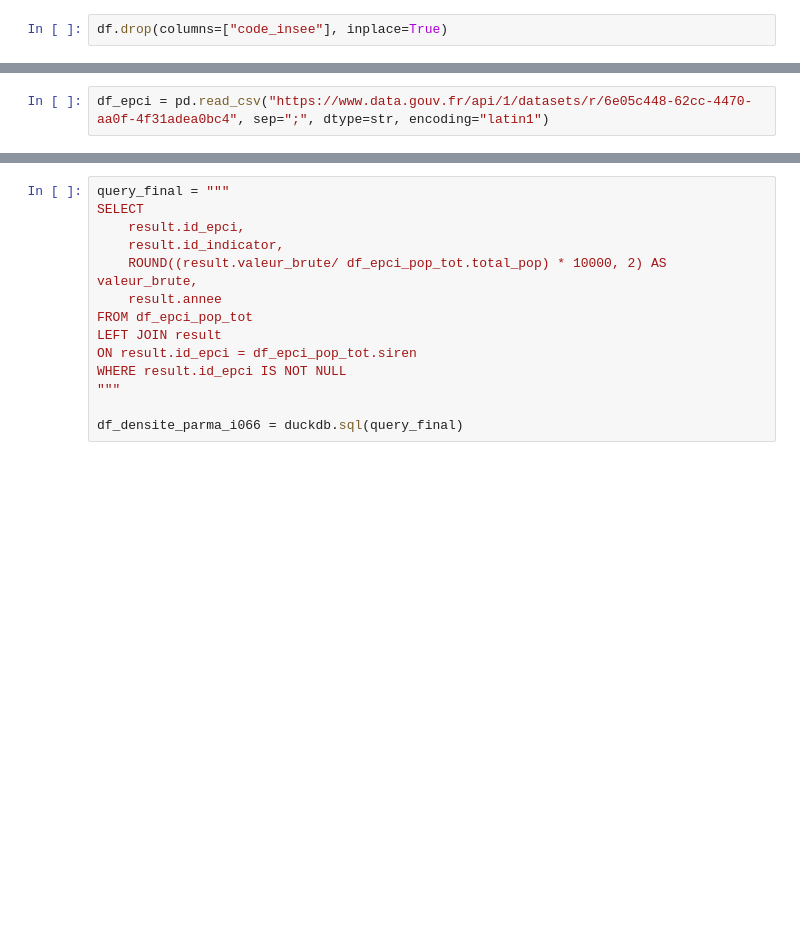
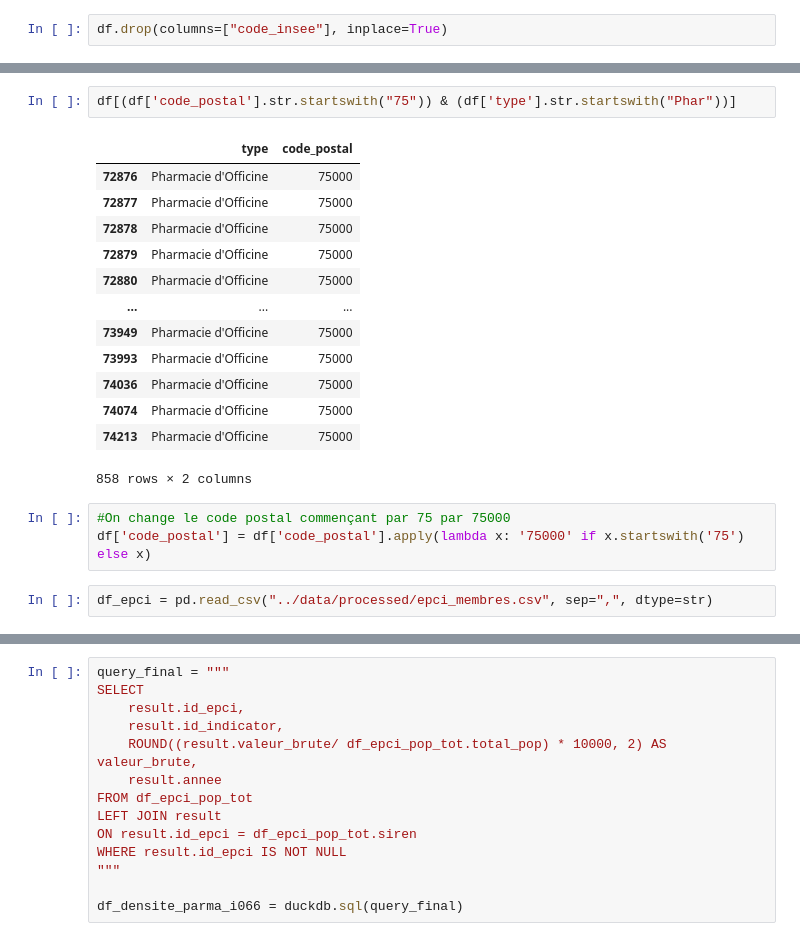
Before and after one commit to Guillaume-BR/diag360, a Jupyter notebook: notebook/densite_pharma_i066.ipynb, the cells around one changed output, grey strips where cells are left out. Saved outputs shown, nothing was run; the diff lists cells and outputs as text; blank space fills up the shorter version.

```diff
--- a/notebook/densite_pharma_i066.ipynb
+++ b/notebook/densite_pharma_i066.ipynb
@@ -99,5 +99,24 @@ df.head(50)
+# %%
+df[(df['code_postal'].str.startswith("75")) & (df['type'].str.startswith("Phar"))]
+# %% [output]
+|  | type | code_postal |
+| 72876 | Pharmacie d'Officine | 75000 |
+| 72877 | Pharmacie d'Officine | 75000 |
+| 72878 | Pharmacie d'Officine | 75000 |
+| 72879 | Pharmacie d'Officine | 75000 |
+| 72880 | Pharmacie d'Officine | 75000 |
+| ... | ... | ... |
+| 73949 | Pharmacie d'Officine | 75000 |
+| 73993 | Pharmacie d'Officine | 75000 |
+| 74036 | Pharmacie d'Officine | 75000 |
+| 74074 | Pharmacie d'Officine | 75000 |
+| 74213 | Pharmacie d'Officine | 75000 |
+858 rows × 2 columns
+# %%
+#On change le code postal commençant par 75 par 75000
+df['code_postal'] = df['code_postal'].apply(lambda x: '75000' if x.startswith('75') else x)
 # %%
-df_epci = pd.read_csv("https://www.data.gouv.fr/api/1/datasets/r/6e05c448-62cc-4470-aa0f-4f31adea0bc4", sep=";", dtype=str, encoding="latin1")
+df_epci = pd.read_csv("../data/processed/epci_membres.csv", sep=",", dtype=str)
 # %%
 df_epci
 # %% [output]
```
Also changed, not shown: parts of 12 cells of this notebook, 20 other files.
